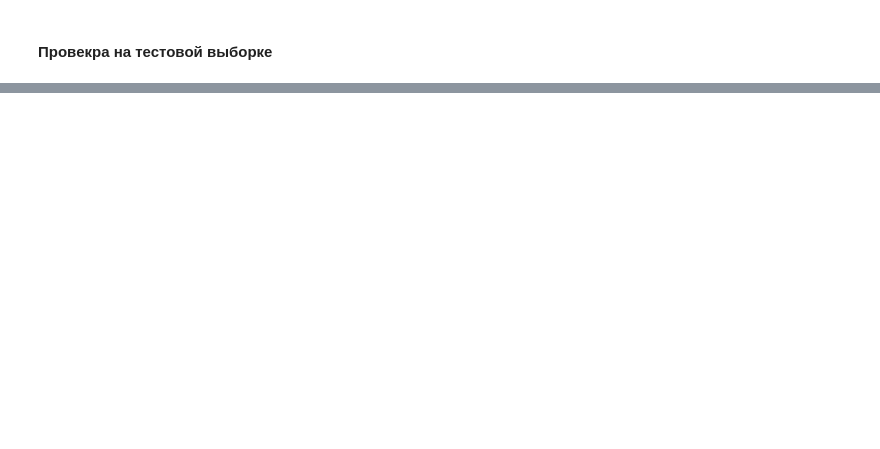
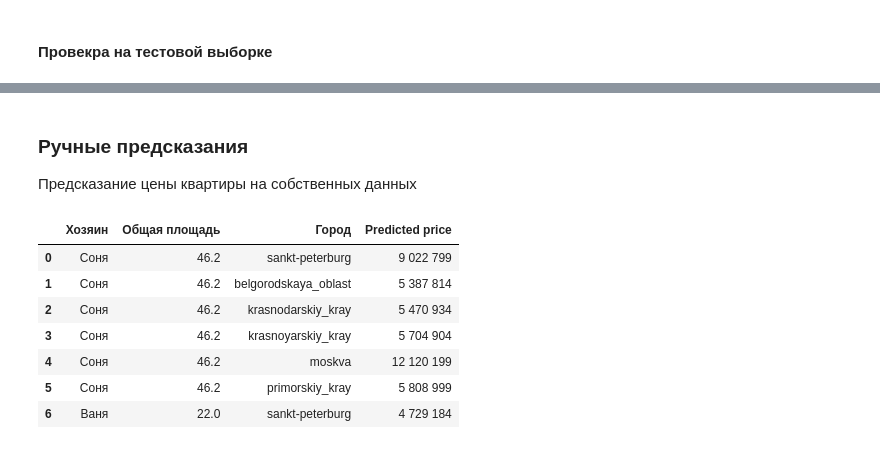
Before and after one commit to GameTrue/supervised-IS-ML, a Jupyter notebook: src/result.ipynb, the cells around one changed output, grey strips where cells are left out. Saved outputs shown, nothing was run; the diff lists cells and outputs as text; code cells hidden in the pictures; blank space fills up the shorter version.

```diff
--- a/src/result.ipynb
+++ b/src/result.ipynb
@@ -893,0 +995,3 @@ all_model_score_tunned
+# %% [markdown]
+### Ручные предсказания
+Предсказание цены квартиры на собственных данных
@@ -893,0 +1096,22 @@ all_model_score_tunned
+# %%
+testData, prediction = customPredict(testDict=testDict3)
+
+names = pd.DataFrame({
+	'Хозяин':
+	  ['Соня', 'Соня', 'Соня', 'Соня', 'Соня', 'Соня', 'Ваня']
+	})
+citiNames = extract_category_column(testData, ['Город'])
+predictedPrice = pd.DataFrame({
+	'Predicted price': prediction
+	})
+
+pd.concat([names, testData['Общая площадь'], citiNames, predictedPrice], axis=1)
+# %% [output]
+|  | Хозяин | Общая площадь | Город | Predicted price |
+| 0 | Соня | 46.2 | sankt-peterburg | 9 022 799 |
+| 1 | Соня | 46.2 | belgorodskaya_oblast | 5 387 814 |
+| 2 | Соня | 46.2 | krasnodarskiy_kray | 5 470 934 |
+| 3 | Соня | 46.2 | krasnoyarskiy_kray | 5 704 904 |
+| 4 | Соня | 46.2 | moskva | 12 120 199 |
+| 5 | Соня | 46.2 | primorskiy_kray | 5 808 999 |
+| 6 | Ваня | 22.0 | sankt-peterburg | 4 729 184 |
```
Also changed, not shown: parts of 36 cells of this notebook, 8 other files.
